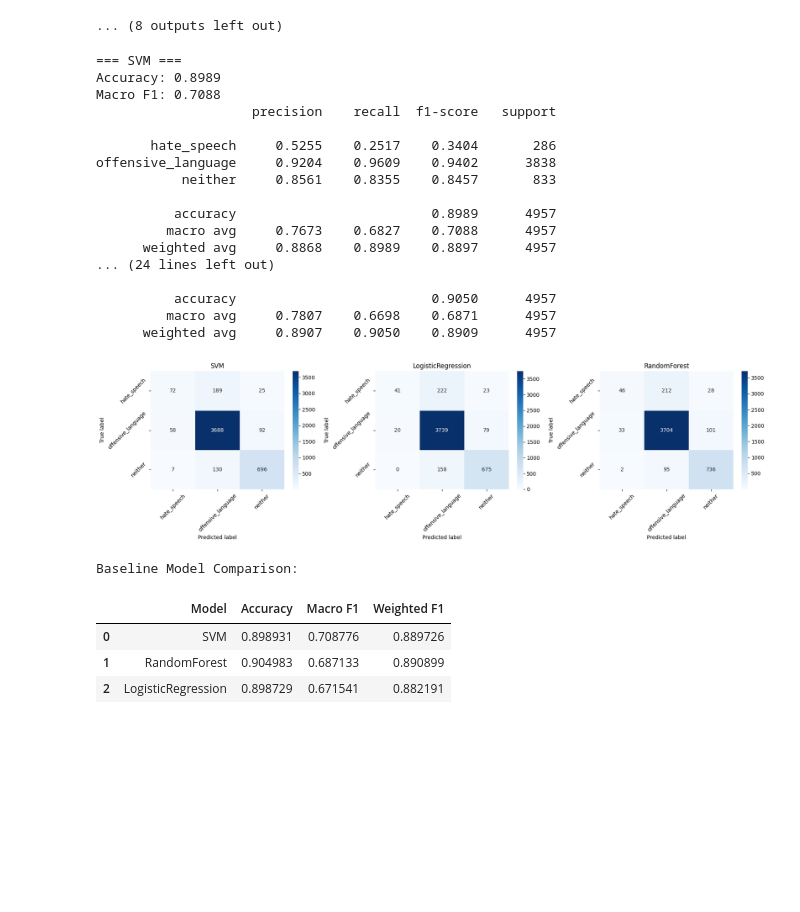
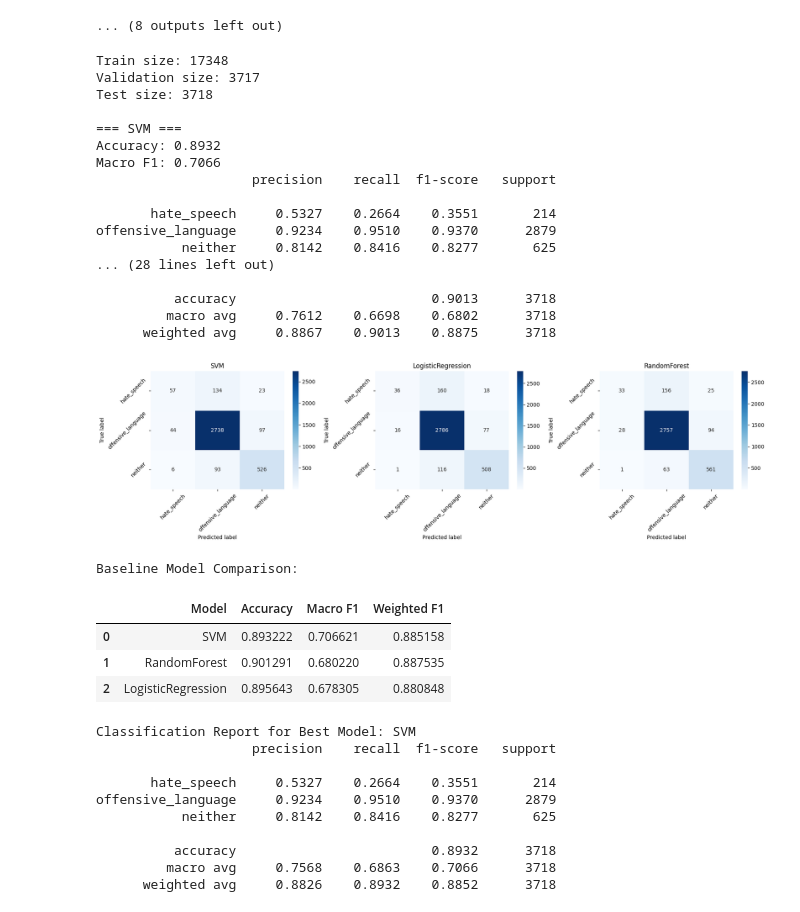
Before and after one commit to mwpersson/mini-project-9, a Jupyter notebook: notebooks/01_exploration.ipynb, the cells around one changed output. Saved outputs shown, nothing was run; the diff lists cells and outputs as text; code cells hidden in the pictures; blank space fills up the shorter version.

```diff
--- a/notebooks/01_exploration.ipynb
+++ b/notebooks/01_exploration.ipynb
@@ -183,10 +184,26 @@ df = df[["tweet_clean", "class"]].dropna()
 X = df["tweet_clean"].astype(str)
 y = df["class"].astype(int)
 
-# Train/test split
-X_train, X_test, y_train, y_test = train_test_split(
-    X, y, test_size=0.2, random_state=42, stratify=y
+# Train/validation/test split (70/15/15), stratified by class
+X_train, X_temp, y_train, y_temp = train_test_split(
+    X,
+    y,
+    test_size=0.30,
+    random_state=42,
+    stratify=y
 )
+
+X_val, X_test, y_val, y_test = train_test_split(
+    X_temp,
+    y_temp,
+    test_size=0.50,
+    random_state=42,
+    stratify=y_temp
+)
+
+print(f"Train size: {len(X_train)}")
+print(f"Validation size: {len(X_val)}")
+print(f"Test size: {len(X_test)}")
 
 # Baseline models with TF-IDF
 models = {
@@ -227,60 +244,77 @@ for name, clf in models.items():
     print(f"Macro F1: {f1_score(y_test, y_pred, average='macro'):.4f}")
     print(classification_report(y_test, y_pred, target_names=class_names, digits=4))
 # %% [output]
+Train size: 17348
+Validation size: 3717
+Test size: 3718
+
 === SVM ===
-Accuracy: 0.8989
-Macro F1: 0.7088
+Accuracy: 0.8932
+Macro F1: 0.7066
                     precision    recall  f1-score   support
 
-       hate_speech     0.5255    0.2517    0.3404       286
-offensive_language     0.9204    0.9609    0.9402      3838
-           neither     0.8561    0.8355    0.8457       833
+       hate_speech     0.5327    0.2664    0.3551       214
+offensive_language     0.9234    0.9510    0.9370      2879
+           neither     0.8142    0.8416    0.8277       625
+... (28 lines left out)
 
-          accuracy                         0.8989      4957
-         macro avg     0.7673    0.6827    0.7088      4957
-      weighted avg     0.8868    0.8989    0.8897      4957
-... (24 lines left out)
-
-          accuracy                         0.9050      4957
-         macro avg     0.7807    0.6698    0.6871      4957
-      weighted avg     0.8907    0.9050    0.8909      4957
+          accuracy                         0.9013      3718
+         macro avg     0.7612    0.6698    0.6802      3718
+      weighted avg     0.8867    0.9013    0.8875      3718
 # %%
 from sklearn.metrics import confusion_matrix
 
 fig, axes = plt.subplots(1, len(models), figsize=(18, 5))
 
 for ax, (name, results) in zip(axes, baseline_predictions.items()):
     cm = confusion_matrix(results[y_test.name], results["y_pred"])
     sns.heatmap(
         cm,
         annot=True,
         fmt="d",
         cmap="Blues",
         xticklabels=class_names,
         yticklabels=class_names,
         ax=ax
     )
     ax.set_yticklabels(class_names, rotation=45)
     ax.set_xticklabels(class_names, rotation=45)
     ax.set_title(name)
     ax.set_xlabel("Predicted label")
     ax.set_ylabel("True label")
 
 plt.tight_layout()
 plt.show()
 
 
 comparison_df = pd.DataFrame(baseline_results).sort_values(by="Macro F1", ascending=False).reset_index(drop=True)
 
 print("\nBaseline Model Comparison:")
 display(comparison_df)
+
+# Classification report for best model
+best_model_name = comparison_df.loc[0, "Model"]
+best_results = baseline_predictions[best_model_name]
+
+print(f"\nClassification Report for Best Model: {best_model_name}")
+print(classification_report(best_results[y_test.name], best_results["y_pred"], target_names=class_names, digits=4))
 # %% [output]
-[figure, old version]
+[figure, new version]
 Baseline Model Comparison:
 |  | Model | Accuracy | Macro F1 | Weighted F1 |
-| 0 | SVM | 0.898931 | 0.708776 | 0.889726 |
-| 1 | RandomForest | 0.904983 | 0.687133 | 0.890899 |
-| 2 | LogisticRegression | 0.898729 | 0.671541 | 0.882191 |
+| 0 | SVM | 0.893222 | 0.706621 | 0.885158 |
+| 1 | RandomForest | 0.901291 | 0.680220 | 0.887535 |
+| 2 | LogisticRegression | 0.895643 | 0.678305 | 0.880848 |
+Classification Report for Best Model: SVM
+                    precision    recall  f1-score   support
+
+       hate_speech     0.5327    0.2664    0.3551       214
+offensive_language     0.9234    0.9510    0.9370      2879
+           neither     0.8142    0.8416    0.8277       625
+
+          accuracy                         0.8932      3718
+         macro avg     0.7568    0.6863    0.7066      3718
+      weighted avg     0.8826    0.8932    0.8852      3718
 # %%
 import torch
 from torch.utils.data import Dataset, DataLoader
```
Also changed, not shown: parts of 5 cells of this notebook.
